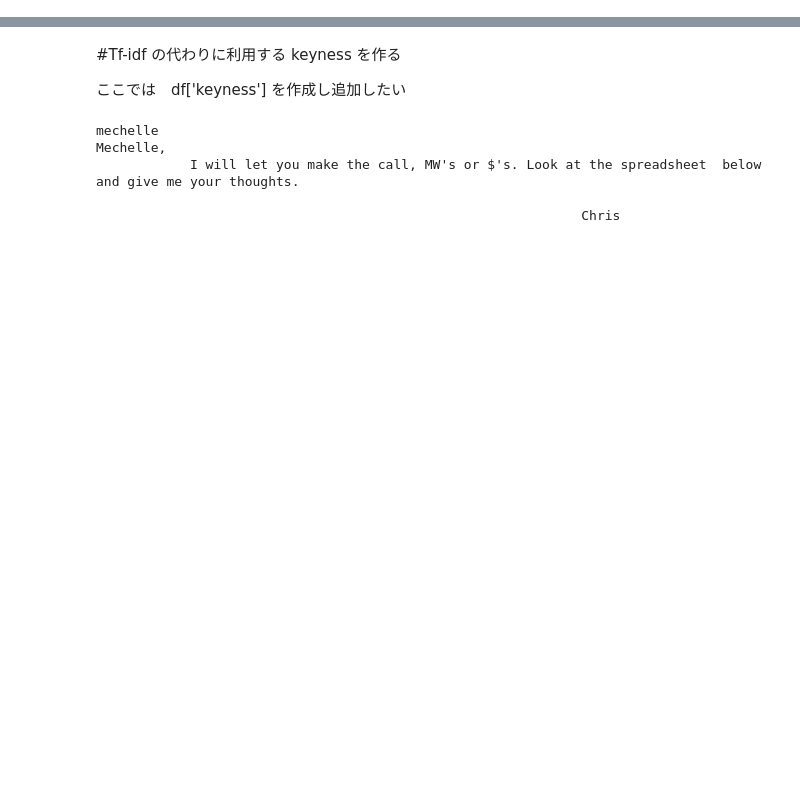
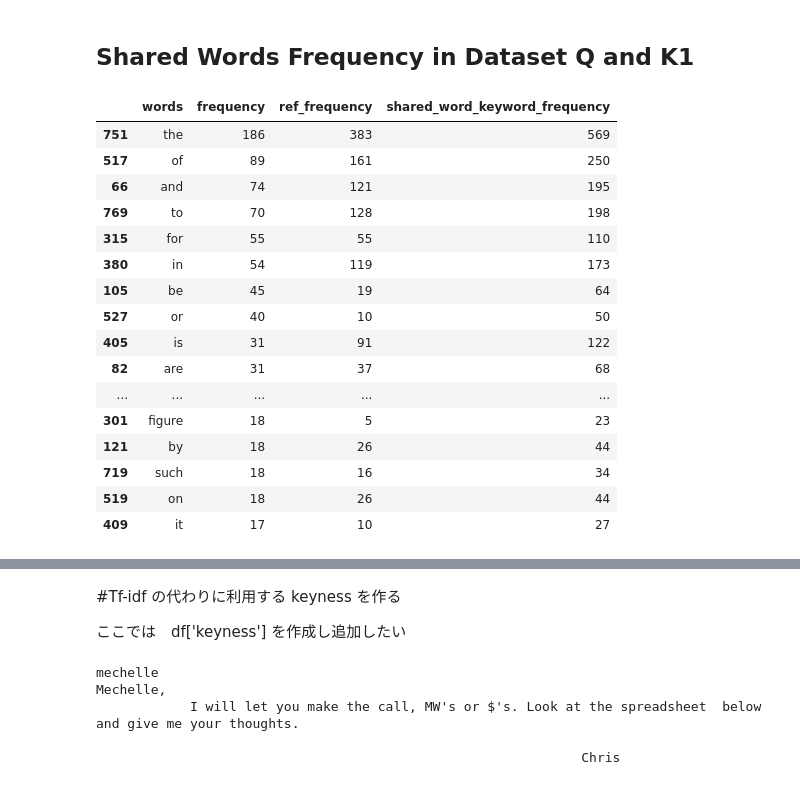
Before and after one commit to mattya144/ExpertSystemWithPython, a Jupyter notebook: create_reference_vectors.ipynb, the cells around one changed output, grey strips where cells are left out. Drawn from its saved outputs; the diff is of its cells as text; code cells hidden in the pictures; blank space fills up the shorter version.

```diff
--- a/create_reference_vectors.ipynb
+++ b/create_reference_vectors.ipynb
@@ -126,0 +395,24 @@ df['ntf'] = normalized_tf_list
+# %% [markdown]
+## Shared Words Frequency in Dataset Q and K1
+# %%
+#SWF = Shared Word Frequency
+SWF_QandK1 = dispAndMakeSharedKeywordFreq(wf_list_Q,wf_list_K1)
+SWF_QandK1.sort_values('frequency', ascending=False).head(20)
+# %% [output]
+|  | words | frequency | ref_frequency | shared_word_keyword_frequency |
+| 751 | the | 186 | 383 | 569 |
+| 517 | of | 89 | 161 | 250 |
+| 66 | and | 74 | 121 | 195 |
+| 769 | to | 70 | 128 | 198 |
+| 315 | for | 55 | 55 | 110 |
+| 380 | in | 54 | 119 | 173 |
+| 105 | be | 45 | 19 | 64 |
+| 527 | or | 40 | 10 | 50 |
+| 405 | is | 31 | 91 | 122 |
+| 82 | are | 31 | 37 | 68 |
+| ... | ... | ... | ... | ... |
+| 301 | figure | 18 | 5 | 23 |
+| 121 | by | 18 | 26 | 44 |
+| 719 | such | 18 | 16 | 34 |
+| 519 | on | 18 | 26 | 44 |
+| 409 | it | 17 | 10 | 27 |
```
Also changed, not shown: parts of 87 cells of this notebook, 2 other files.
